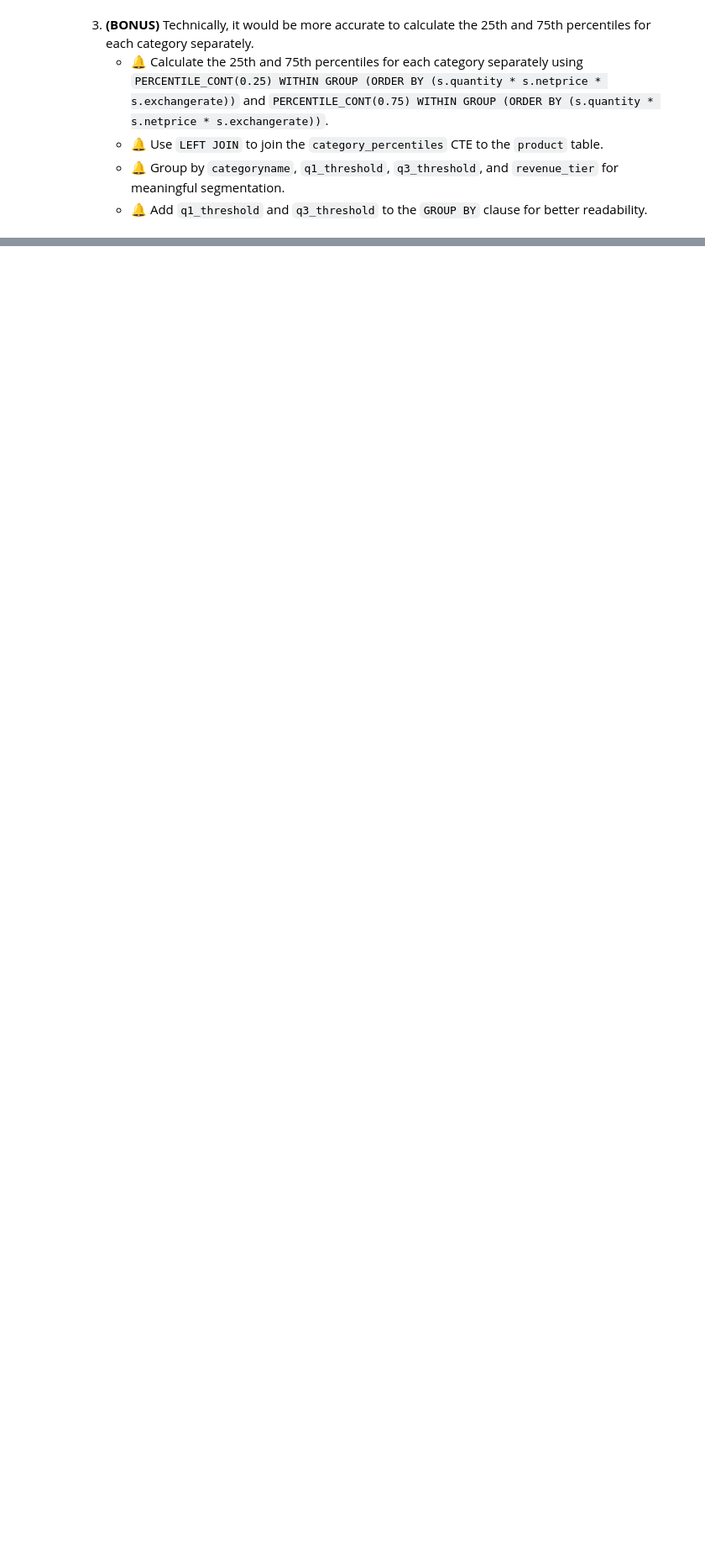
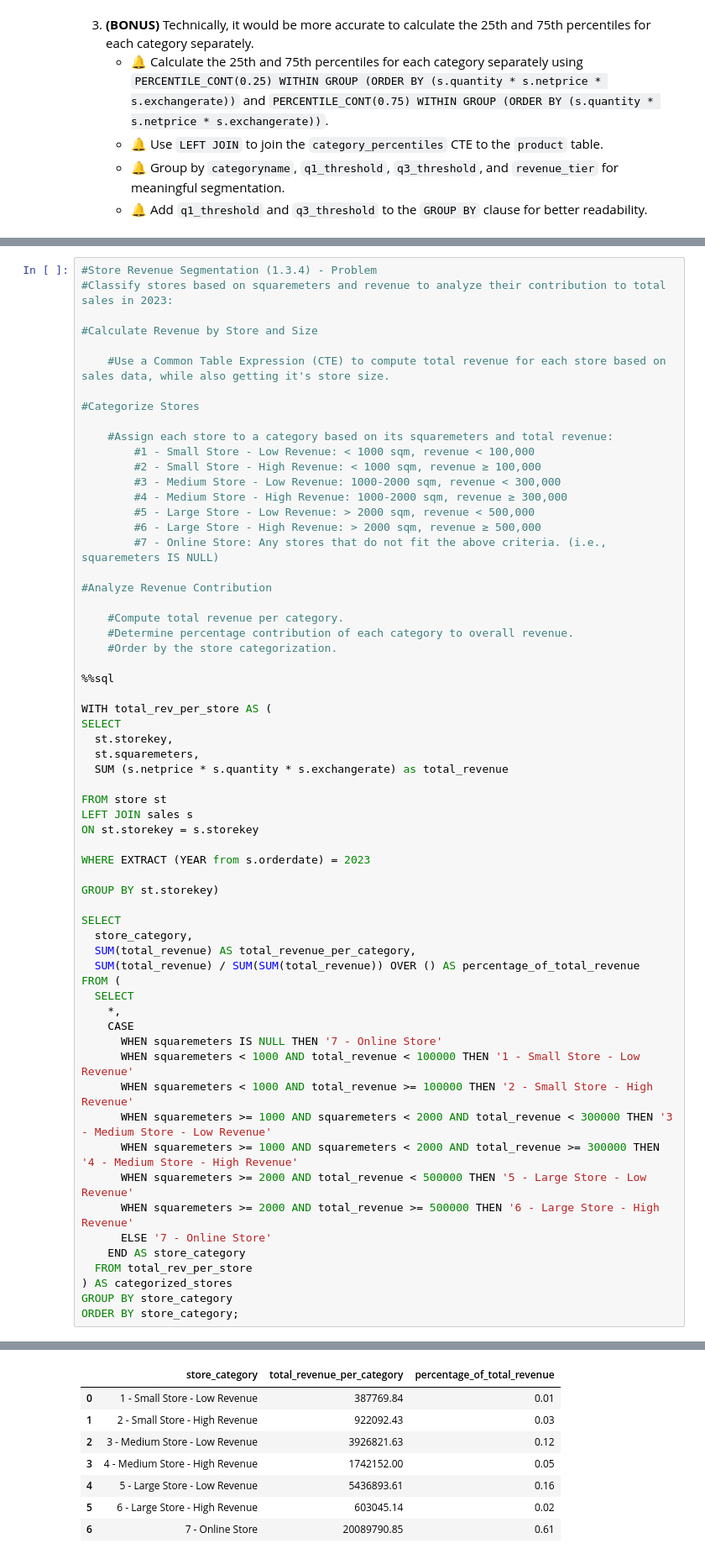
Before and after one commit to kreexus/luke_barrouse_sql, a Jupyter notebook: 1_Pivot_With_Case_Statements/3_Advanced_Segmentation.ipynb, the cells around one changed output, grey strips where cells are left out. Shown at 84% size. Cells and saved outputs as stored; diff of their text form; blank space fills up the shorter version.

```diff
--- a/1_Pivot_With_Case_Statements/3_Advanced_Segmentation.ipynb
+++ b/1_Pivot_With_Case_Statements/3_Advanced_Segmentation.ipynb
@@ -553,0 +604,63 @@ Running query in 'postgresql://postgres:***@localhost:5432/contoso_100k'
+# %%
+#Store Revenue Segmentation (1.3.4) - Problem
+#Classify stores based on squaremeters and revenue to analyze their contribution to total sales in 2023:
+
+#Calculate Revenue by Store and Size
+
+    #Use a Common Table Expression (CTE) to compute total revenue for each store based on sales data, while also getting it's store size.
+
+#Categorize Stores
+
+    #Assign each store to a category based on its squaremeters and total revenue:
+        #1 - Small Store - Low Revenue: < 1000 sqm, revenue < 100,000
+        #2 - Small Store - High Revenue: < 1000 sqm, revenue ≥ 100,000
+        #3 - Medium Store - Low Revenue: 1000-2000 sqm, revenue < 300,000
+        #4 - Medium Store - High Revenue: 1000-2000 sqm, revenue ≥ 300,000
+        #5 - Large Store - Low Revenue: > 2000 sqm, revenue < 500,000
+        #6 - Large Store - High Revenue: > 2000 sqm, revenue ≥ 500,000
+        #7 - Online Store: Any stores that do not fit the above criteria. (i.e., squaremeters IS NULL)
+
+#Analyze Revenue Contribution
+
+    #Compute total revenue per category.
+    #Determine percentage contribution of each category to overall revenue.
+    #Order by the store categorization.
+
+%%sql
+
+WITH total_rev_per_store AS (
+SELECT
+  st.storekey,
+  st.squaremeters,
+  SUM (s.netprice * s.quantity * s.exchangerate) as total_revenue
+
+FROM store st
+LEFT JOIN sales s
+ON st.storekey = s.storekey
+
+WHERE EXTRACT (YEAR from s.orderdate) = 2023
+
+GROUP BY st.storekey)
+
+SELECT
+  store_category,
+  SUM(total_revenue) AS total_revenue_per_category,
+  SUM(total_revenue) / SUM(SUM(total_revenue)) OVER () AS percentage_of_total_revenue
+FROM (
+  SELECT
+    *,
+    CASE
+      WHEN squaremeters IS NULL THEN '7 - Online Store'
+      WHEN squaremeters < 1000 AND total_revenue < 100000 THEN '1 - Small Store - Low Revenue'
+      WHEN squaremeters < 1000 AND total_revenue >= 100000 THEN '2 - Small Store - High Revenue'
+      WHEN squaremeters >= 1000 AND squaremeters < 2000 AND total_revenue < 300000 THEN '3 - Medium Store - Low Revenue'
+      WHEN squaremeters >= 1000 AND squaremeters < 2000 AND total_revenue >= 300000 THEN '4 - Medium Store - High Revenue'
+      WHEN squaremeters >= 2000 AND total_revenue < 500000 THEN '5 - Large Store - Low Revenue'
+      WHEN squaremeters >= 2000 AND total_revenue >= 500000 THEN '6 - Large Store - High Revenue'
+      ELSE '7 - Online Store'
+    END AS store_category
+  FROM total_rev_per_store
+) AS categorized_stores
+GROUP BY store_category
+ORDER BY store_category;
+# %% [output]
@@ -553,0 +669,8 @@ Running query in 'postgresql://postgres:***@localhost:5432/contoso_100k'
+|  | store_category | total_revenue_per_category | percentage_of_total_revenue |
+| 0 | 1 - Small Store - Low Revenue | 387769.84 | 0.01 |
+| 1 | 2 - Small Store - High Revenue | 922092.43 | 0.03 |
+| 2 | 3 - Medium Store - Low Revenue | 3926821.63 | 0.12 |
+| 3 | 4 - Medium Store - High Revenue | 1742152.00 | 0.05 |
+| 4 | 5 - Large Store - Low Revenue | 5436893.61 | 0.16 |
+| 5 | 6 - Large Store - High Revenue | 603045.14 | 0.02 |
+| 6 | 7 - Online Store | 20089790.85 | 0.61 |
```
Also changed, not shown: parts of 11 cells of this notebook.
